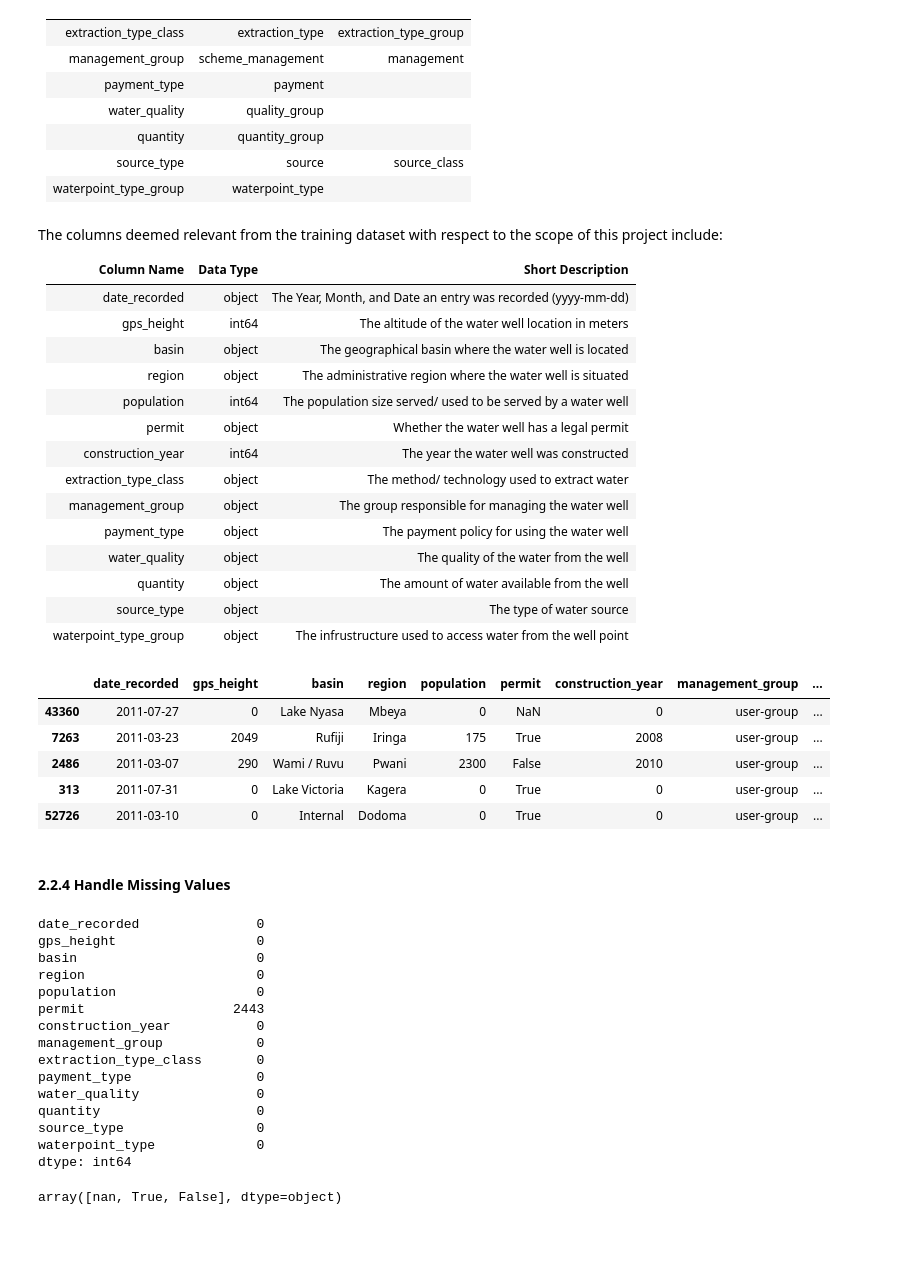
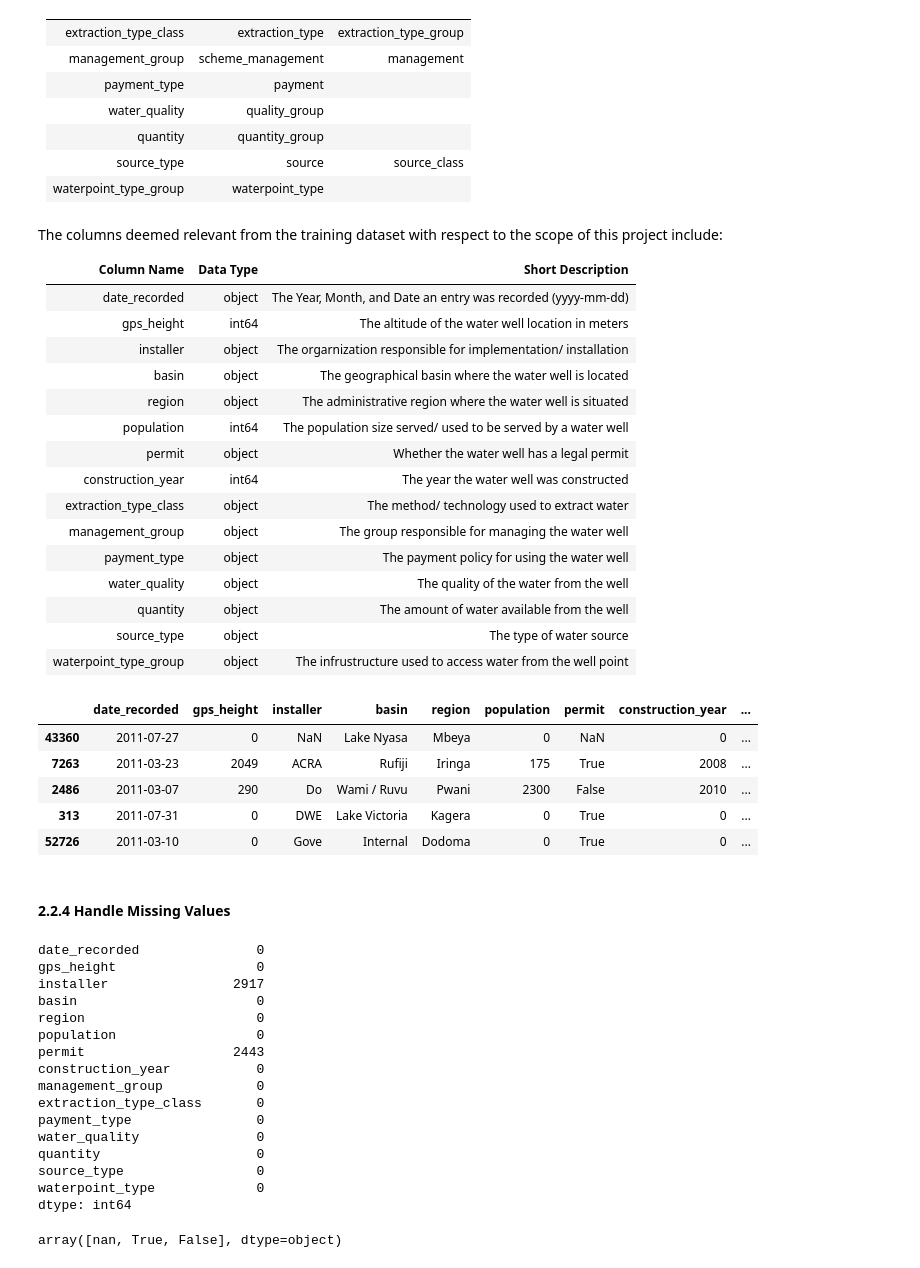
Before and after one commit to mwakad/supervised-ml-classifiers-for-predicting-water-wells-condition, a Jupyter notebook: index.ipynb, the cells around one changed output. Drawn from its saved outputs; the diff is of its cells as text; code cells hidden in the pictures; blank space fills up the shorter version.

```diff
--- a/index.ipynb
+++ b/index.ipynb
@@ -146,6 +152,7 @@ The columns deemed relevant from the training dataset with respect to the scope
 |----------|----------| -------- |
 | date_recorded | object | The Year, Month, and Date an entry was recorded (yyyy-mm-dd)  |
 | gps_height | int64 | The altitude of the water well location in meters  |
+| installer | object | The orgarnization responsible for implementation/ installation |
 | basin | object | The geographical basin where the water well is located |
 | region | object | The administrative region where the water well is situated |
 | population | int64 | The population size served/ used to be served by a water well |
@@ -161,34 +168,35 @@ The columns deemed relevant from the training dataset with respect to the scope
 # %%
 # Create a copy of X_train
 X_train_1 = X_train.copy()
 
 # Select relevant columns w.r.t to project scope
 picked_cols = [
     'date_recorded',
     'gps_height',
+    'installer',
     'basin',
     'region',
     'population',
     'permit',
     'construction_year',
     'management_group',
     'extraction_type_class',
     'payment_type',
     'water_quality',
     'quantity',
     'source_type',
     'waterpoint_type'
 ]
 # Reassign X_train with selected columns
 X_train_1 = X_train_1.loc[:, picked_cols]
 X_train_1.head()
 # %% [output]
-|  | date_recorded | gps_height | basin | region | population | permit | construction_year | management_group | ... |
-| 43360 | 2011-07-27 | 0 | Lake Nyasa | Mbeya | 0 | NaN | 0 | user-group | ... |
-| 7263 | 2011-03-23 | 2049 | Rufiji | Iringa | 175 | True | 2008 | user-group | ... |
-| 2486 | 2011-03-07 | 290 | Wami / Ruvu | Pwani | 2300 | False | 2010 | user-group | ... |
-| 313 | 2011-07-31 | 0 | Lake Victoria | Kagera | 0 | True | 0 | user-group | ... |
-| 52726 | 2011-03-10 | 0 | Internal | Dodoma | 0 | True | 0 | user-group | ... |
+|  | date_recorded | gps_height | installer | basin | region | population | permit | construction_year | ... |
+| 43360 | 2011-07-27 | 0 | NaN | Lake Nyasa | Mbeya | 0 | NaN | 0 | ... |
+| 7263 | 2011-03-23 | 2049 | ACRA | Rufiji | Iringa | 175 | True | 2008 | ... |
+| 2486 | 2011-03-07 | 290 | Do | Wami / Ruvu | Pwani | 2300 | False | 2010 | ... |
+| 313 | 2011-07-31 | 0 | DWE | Lake Victoria | Kagera | 0 | True | 0 | ... |
+| 52726 | 2011-03-10 | 0 | Gove | Internal | Dodoma | 0 | True | 0 | ... |
 # %% [markdown]
 #### 2.2.4 Handle Missing Values
 # %%
@@ -197,6 +205,7 @@ X_train_1.isna().sum()
 # %% [output]
 date_recorded               0
 gps_height                  0
+installer                2917
 basin                       0
 region                      0
 population                  0
```
Also changed, not shown: parts of 142 cells of this notebook.
